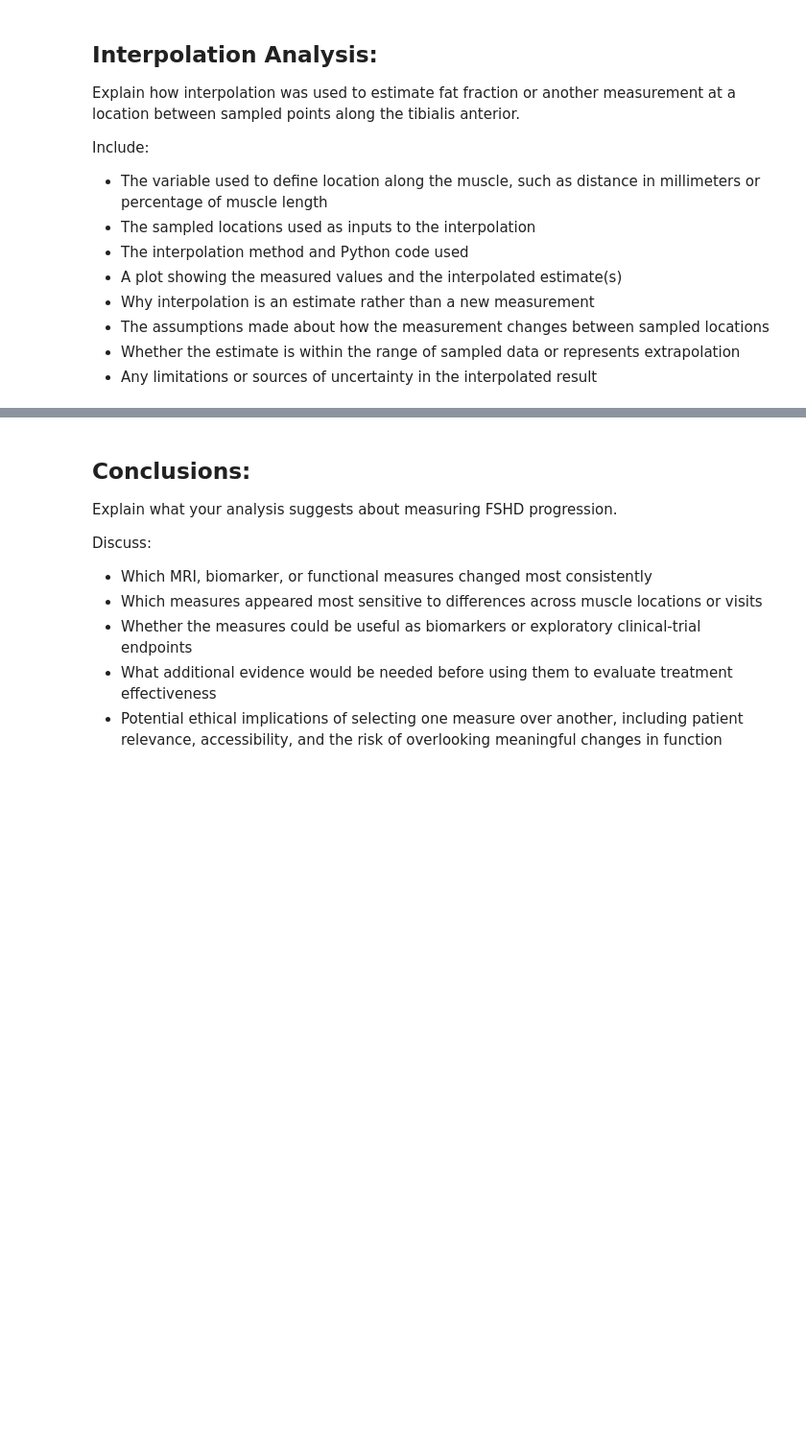
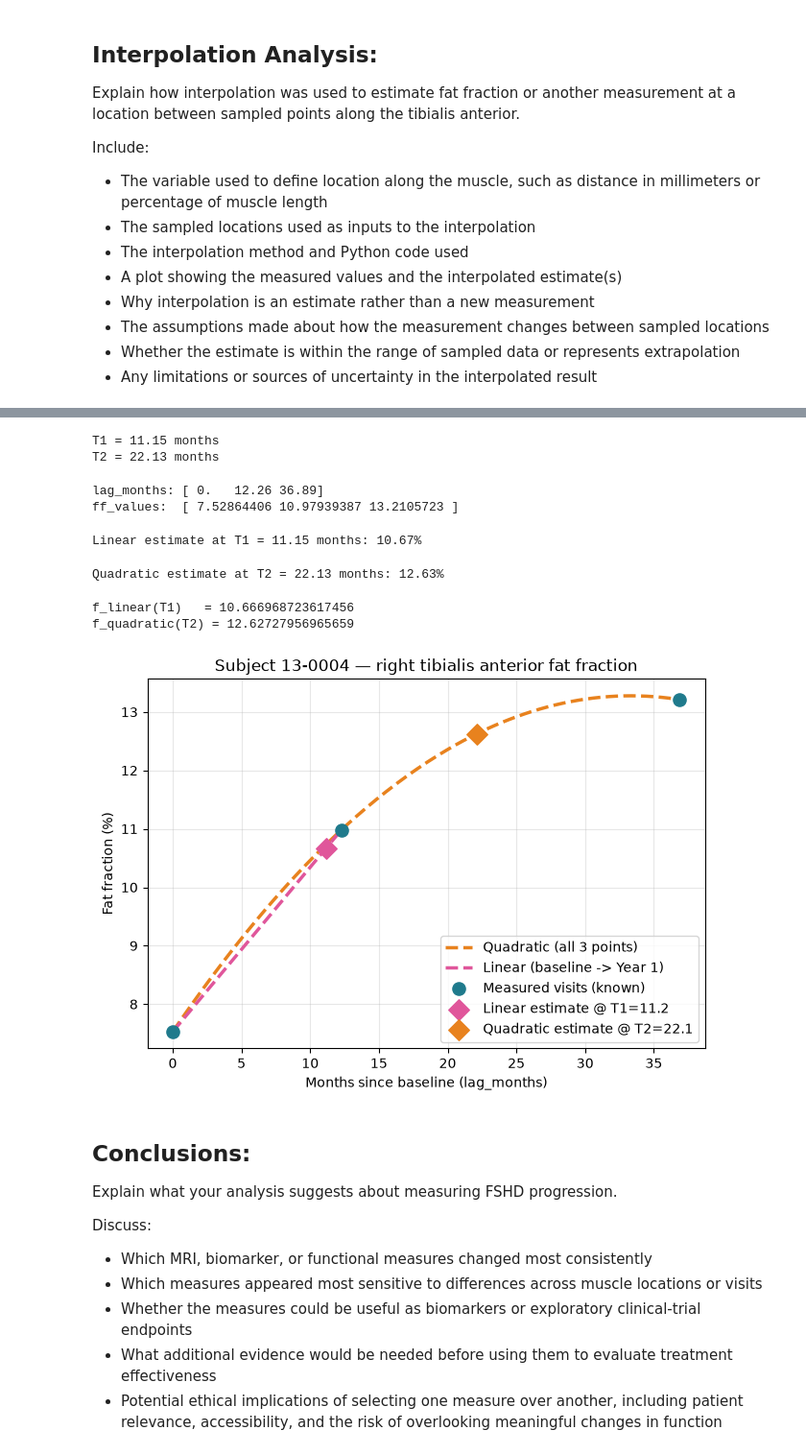
Before and after one commit to DestinySuarez/BME2315_Module_2, a Jupyter notebook: FSHD_MRI_data/FSHD_Module2_Project_CheckIn.ipynb, the cells around one changed output, grey strips where cells are left out. Shown at 96% size. Cells and saved outputs as stored; diff of their text form; code cells hidden in the pictures; blank space fills up the shorter version.

Commit message:
Added in interperlation code
I still need to add in what the code does tho

```diff
--- a/FSHD_MRI_data/FSHD_Module2_Project_CheckIn.ipynb
+++ b/FSHD_MRI_data/FSHD_Module2_Project_CheckIn.ipynb
@@ -365,0 +472,73 @@ Include:
+# %%
+T1 = df['lag_months_y1'].min()   # earliest Year-1 visit across all subjects
+T2 = df['lag_months_y2'].min()   # earliest Year-2 visit across all subjects
+print(f"T1 = {T1:.2f} months")
+print(f"T2 = {T2:.2f} months")
+# %% [output]
+T1 = 11.15 months
+T2 = 22.13 months
+# %%
+row = df.loc[df['subject_id'] == '13-0004'].iloc[0]
+
+lag_months = np.array([row['lag_months_baseline'], row['lag_months_y1'], row['lag_months_y2']])
+ff_values = np.array([row['ff_baseline_R'], row['ff_y1_R'], row['ff_y2_R']])
+
+print("lag_months:", lag_months)
+print("ff_values: ", ff_values)
+# %% [output]
+lag_months: [ 0.   12.26 36.89]
+ff_values:  [ 7.52864406 10.97939387 13.2105723 ]
+# %%
+x1, x2 = lag_months[0], lag_months[1]
+y1, y2 = ff_values[0], ff_values[1]
+
+Z = np.array([[1, x1], [1, x2]])
+Y = np.array([y1, y2])
+A = np.linalg.solve(Z, Y)
+a1, a2 = A
+
+estimate_T1 = a1 + a2 * T1
+print(f"Linear estimate at T1 = {T1:.2f} months: {estimate_T1:.2f}%")
+# %% [output]
+Linear estimate at T1 = 11.15 months: 10.67%
+# %%
+Z = np.array([[1, x, x**2] for x in lag_months])
+Y = ff_values
+A = np.linalg.solve(Z, Y)
+a1, a2, a3 = A
+
+estimate_T2 = a1 + a2 * T2 + a3 * T2**2
+print(f"Quadratic estimate at T2 = {T2:.2f} months: {estimate_T2:.2f}%")
+# %% [output]
+Quadratic estimate at T2 = 22.13 months: 12.63%
+# %%
+f_linear = interp1d(lag_months, ff_values, kind='linear')
+f_quadratic = interp1d(lag_months, ff_values, kind='quadratic')
+
+print("f_linear(T1)   =", f_linear(T1))
+print("f_quadratic(T2) =", f_quadratic(T2))
+# %% [output]
+f_linear(T1)   = 10.666968723617456
+f_quadratic(T2) = 12.62727956965659
+# %%
+TEAL = "#1f7a8c"
+PINK = "#e0569b"
+ORANGE = "#e8821e"
+
+x_curve = np.linspace(lag_months[0], lag_months[-1], 200)
+quad_curve = f_quadratic(x_curve)
+
+plt.figure(figsize=(7.5, 5))
+plt.plot(x_curve, quad_curve, color=ORANGE, lw=2.5, linestyle="--", label="Quadratic (all 3 points)")
+plt.plot(lag_months[:2], ff_values[:2], color=PINK, lw=2.5, linestyle="--", label="Linear (baseline -> Year 1)")
+plt.scatter(lag_months, ff_values, color=TEAL, s=90, zorder=4, label="Measured visits (known)")
+plt.scatter([T1], [estimate_T1], color=PINK, marker="D", s=120, zorder=5, label=f"Linear estimate @ T1={T1:.1f}")
+plt.scatter([T2], [estimate_T2], color=ORANGE, marker="D", s=120, zorder=5, label=f"Quadratic estimate @ T2={T2:.1f}")
+plt.title("Subject 13-0004 — right tibialis anterior fat fraction")
+plt.xlabel("Months since baseline (lag_months)")
+plt.ylabel("Fat fraction (%)")
+plt.grid(True, alpha=0.3)
+plt.legend()
+plt.show()
+# %% [output]
+[figure, added]
```
Also changed, not shown: parts of 10 cells of this notebook.
